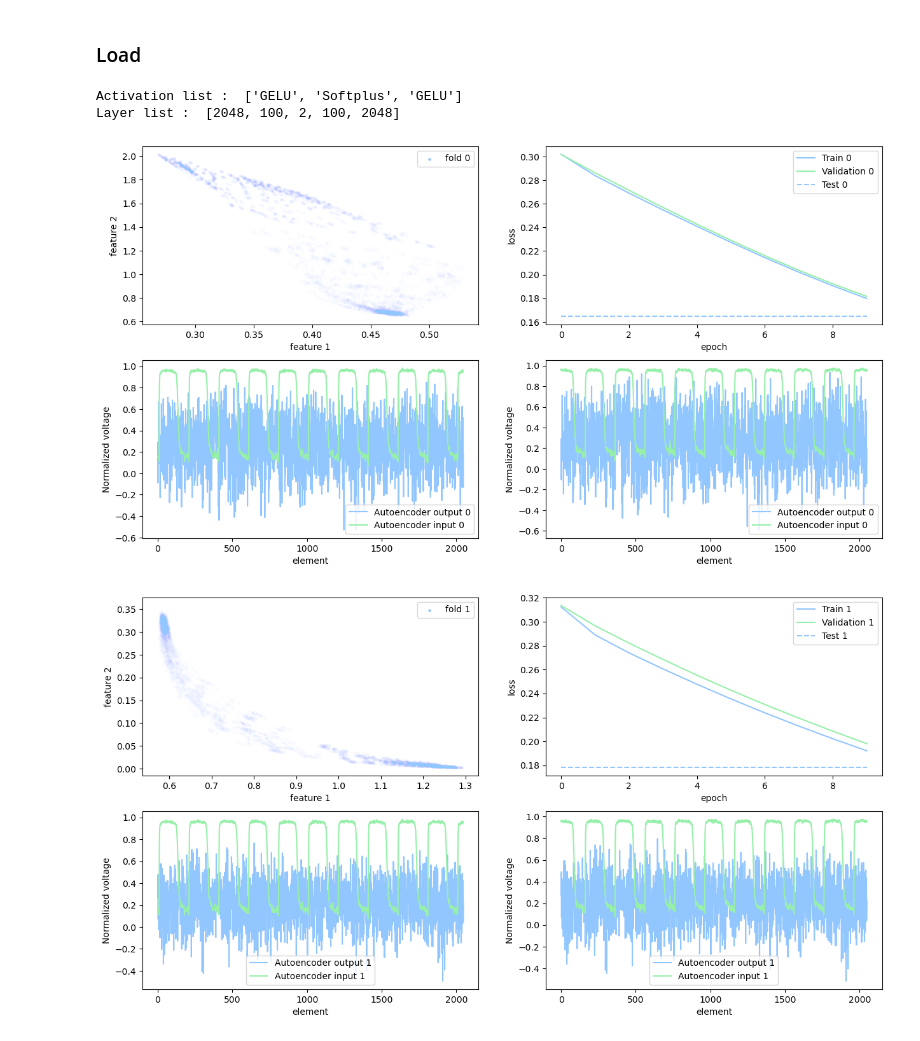
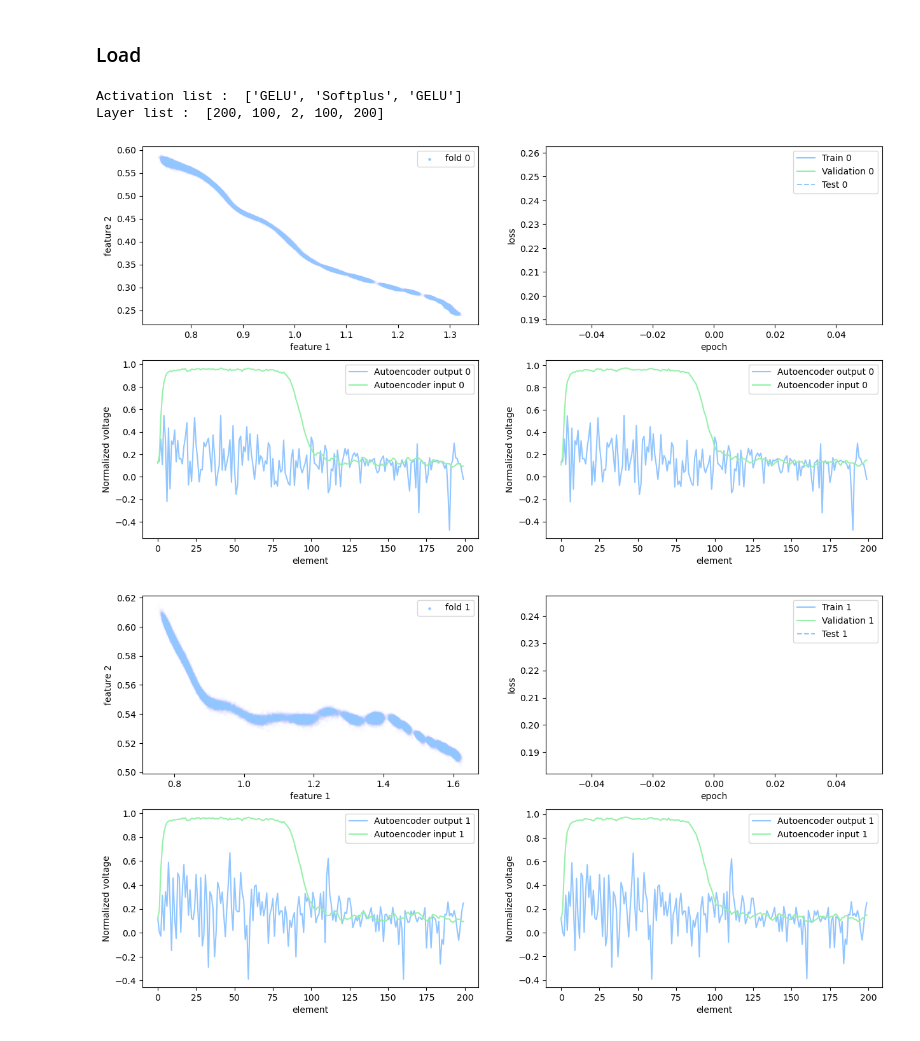
Before and after one commit to polyquantique/Photon-Number-Classification, a Jupyter notebook: autoencoder API.ipynb, the cells around one changed output. Drawn from its saved outputs; the diff is of its cells as text; code cells hidden in the pictures.

```diff
--- a/autoencoder API.ipynb
+++ b/autoencoder API.ipynb
@@ -90,9 +90,9 @@ stats.print_stats(30)
 # %% [markdown]
 ### Load
 # %%
-experiment.load_results("run-2023-06-28-13-51")
+experiment.load_results("run-2023-06-28-13-57")
 # %% [output]
 Activation list :  ['GELU', 'Softplus', 'GELU']
-Layer list :  [2048, 100, 2, 100, 2048]
+Layer list :  [200, 100, 2, 100, 200]
-[figure, old version]
+[figure, new version]
-[figure, old version]
+[figure, new version]
```
Also changed, not shown: parts of 3 cells of this notebook, 2 other files.
